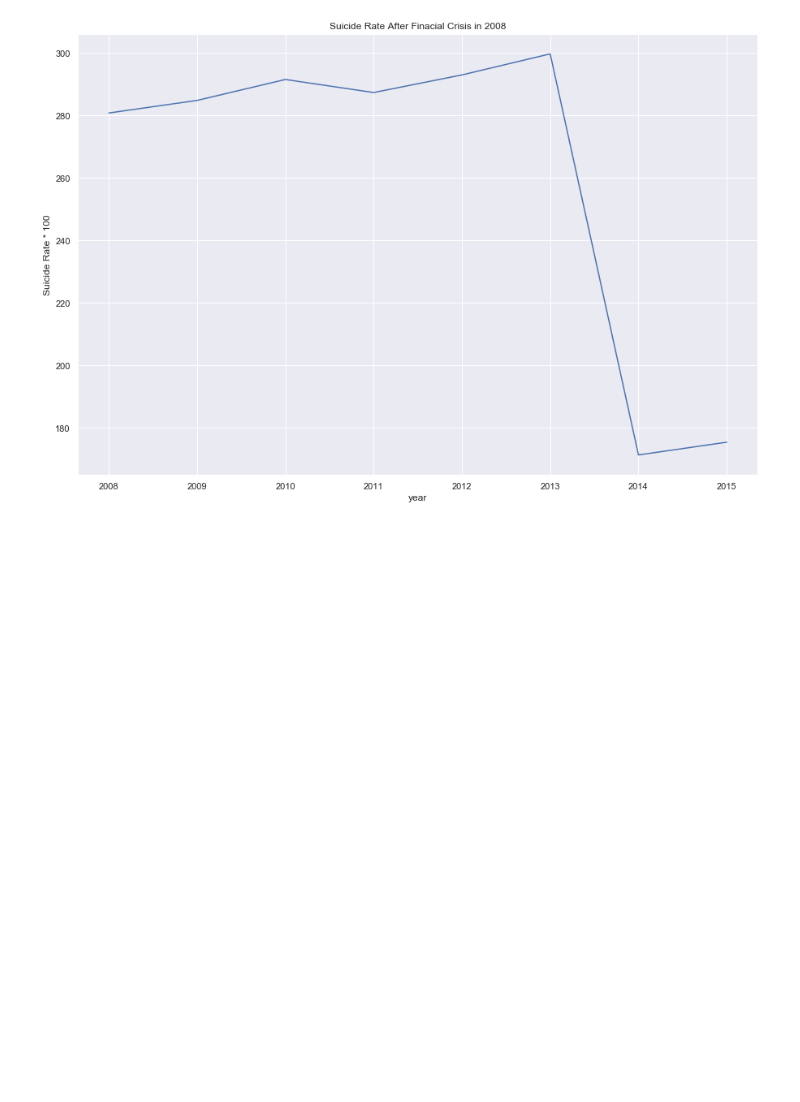
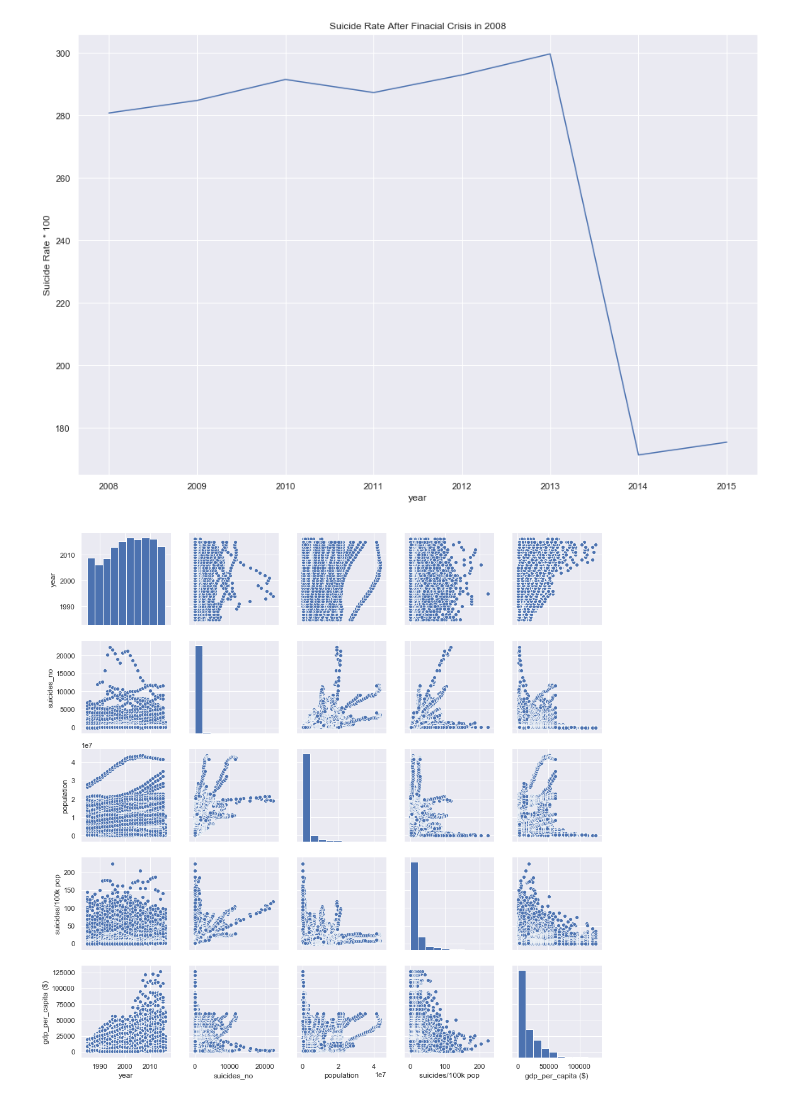
Before and after one commit to milkrong/suicide_rate_analysis, a Jupyter notebook: final_report.ipynb, the cells around one changed output. Drawn from its saved outputs; the diff is of its cells as text; code cells hidden in the pictures; blank space fills up the shorter version.

```diff
--- a/final_report.ipynb
+++ b/final_report.ipynb
@@ -134,3 +134,10 @@ plt.title("Suicide Rate After Finacial Crisis in 2008")
 plt.show()
 # %% [output]
 [figure]
+# %%
+suicide_info.drop(columns=['HDI for year'], inplace=True)
+# %%
+sns.pairplot(suicide_info)
+plt.show()
+# %% [output]
+[figure, added]
```
Also changed, not shown: parts of 1 cell of this notebook.
